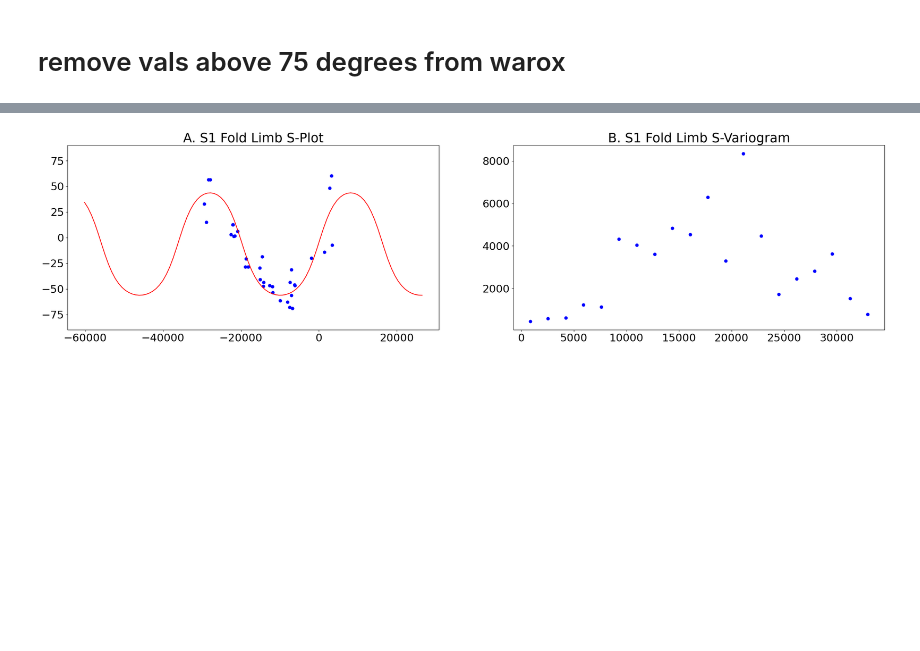
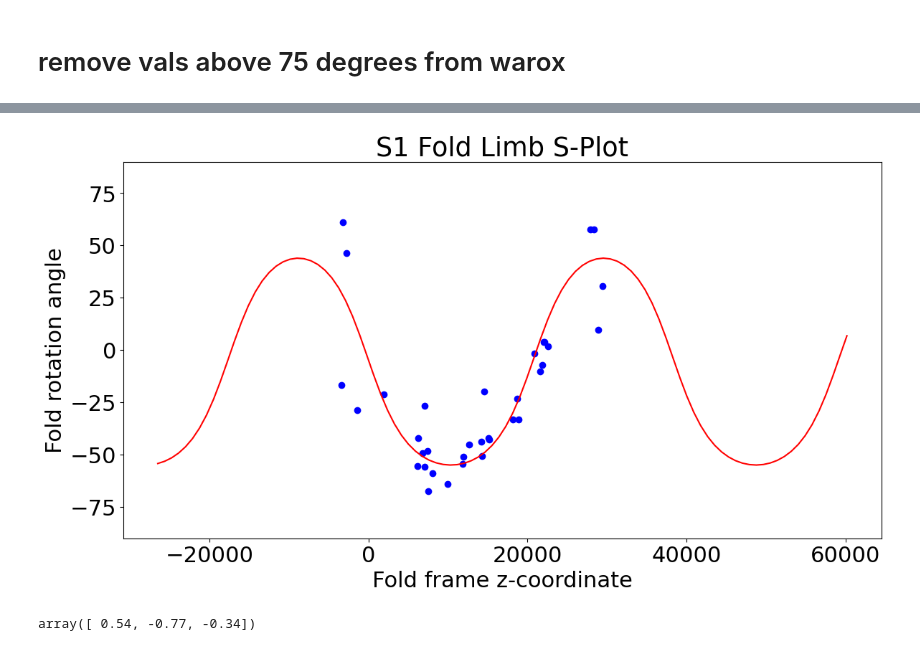
Before and after one commit to Loop3D/Kalgoorlie_3Dmodelling, a Jupyter notebook: report_files_stratigraphy/06_SB1_strati_w_fold_frame.ipynb, the cells around one changed output, grey strips where cells are left out. Cells and saved outputs as stored; diff of their text form; code cells hidden in the pictures; blank space fills up the shorter version.

```diff
--- a/report_files_stratigraphy/06_SB1_strati_w_fold_frame.ipynb
+++ b/report_files_stratigraphy/06_SB1_strati_w_fold_frame.ipynb
@@ -84,8 +84,11 @@ plt.show()
 #strati_order
 
 order = [
-    ("Group_0", ["Granitoid", 'Lower_Mafics', 'Middle_Mafics', 'Upper_Mafics', 'Mts_Gabbros', 'OraBanda_Gabbro', 'Lower_BF']),
-]
+    ("Group_0", ['Lower_BF',
+                 'OraBanda_Gabbro',
+                 'Mts_Gabbros',
+                 'Upper_Mafics', 'Middle_Mafics',
+                 'Lower_Mafics', "Granitoid"])]
 
 order
 # %% [output]
@@ -261,7 +260,7 @@ data_test["gz"] = pd.to_numeric(data_test["gz"])
 # %%
 model = GeologicalModel(origin = origin, maximum=maximum)
 model.data = data_test
-# model.dtm = dtm_creator.create_dtm_with_rasterio(full_path_DEM)
+model.dtm = dtm_creator.create_dtm_with_rasterio(path_DEM)
 
 model.stratigraphic_column = processor.stratigraphic_column
 
@@ -335,14 +334,15 @@ all_values = []
 
 # view.nsteps = [50,50,300]
 
-colores = [['#e0d841'],
+colores = [['#f7dff3'],
+           ['#17632e'],
+           ['#6cb464'],
+           ['#b5dfae'],
+           ['#afd1e7'],
            ['#08306b'],
-           ['#afd1e7'],
-           ['#b5dfae'],
-           ['#6cb464'],
-           ['#17632e'],
-           ['#f7dff3']
+           ['#e0d841'],
            ]
+
 
 for n, vals in model.stratigraphic_column['Group_0'].items():
     all_names.append(n)
@@ -413,8 +412,8 @@ fold = pd.DataFrame({
 
 from LoopStructural.utils import strike_dip_vector
 
-fold_df = pd.DataFrame(strike_dip_vector(strike=fold['strike'] + 180,
-                                      dip=fold['dip']),
+fold_df = pd.DataFrame(strike_dip_vector(strike=fold['strike'], #+ 180,
+                                         dip=fold['dip']),
                     columns=['nx', 'ny', 'nz'])
 
 fold['nx'] = fold_df['nx']
@@ -461,34 +468,41 @@ WARNING: 2023-03-21 14:49:55,857: _discrete_interpolator.py:796 -- No solution,
 # %%
 fold_weights = {'fold_orientation': 10,
                 'fold_axis_w': 10,
 #                 'fold_regularisation': [0.1, 0.1, .1],
                 'fold_normalisation': 0.1,
                 'fold_norm': 2.5, #length of the norm
                 'step': 150}
 
 S0 = model.create_and_add_folded_foliation('Group_0',
-                                            limb_wl= 20000,
+                                            limb_wl= 25000,
                                             fold_frame=S1,
                                             fold_weights = fold_weights,
-                                            av_fold_axis=True, #
+                                           fold_axis = [0.54, -0.77 ,-0.34 ],
+#                                             av_fold_axis=True, #
                                             nelements=1e4,
                                             buffer = 0.1,
                                             solver='cg',
-                                            cpw = 0.1, npw = 0.1
+                                            cpw = 0.2, npw = 0.1
                                            )
 model.update()
 
 plt.rcParams.update({'font.size': 22})
 S0.fold.foldframe[0].set_model(model)
 
 S1_S0_splot = RotationAnglePlotter(S0)
 S1_S0_splot.add_fold_limb_data()
 S1_S0_splot.add_fold_limb_curve()
 S1_S0_splot.add_limb_svariogram()#fold_limb_
-S1_S0_splot.ax[1,0].set_title('A. S1 Fold Limb S-Plot')
-S1_S0_splot.ax[1,1].set_title('B. S1 Fold Limb S-Variogram')
+S1_S0_splot.ax[1,0].set_title('S1 Fold Limb S-Plot')
+S1_S0_splot.ax[1,0].set_xlabel('Fold frame z-coordinate')
+S1_S0_splot.ax[1,0].set_ylabel('Fold rotation angle')
 
+S1_S0_splot.fig.delaxes(S1_S0_splot.ax[1][1])
 S1_S0_splot.fig.delaxes(S1_S0_splot.ax[0][0])
 S1_S0_splot.fig.delaxes(S1_S0_splot.ax[0][1])
 # %% [output]
-[figure, old version]
+[figure, new version]
+# %%
+S0.fold.fold_axis
+# %% [output]
+array([ 0.54, -0.77, -0.34])
```
Also changed, not shown: parts of 18 cells of this notebook, 5 other files.
